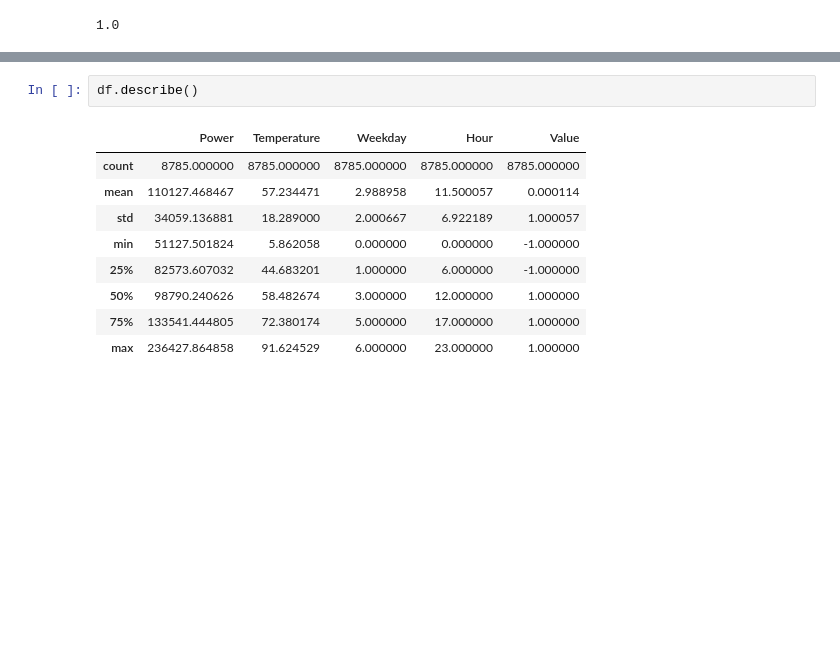
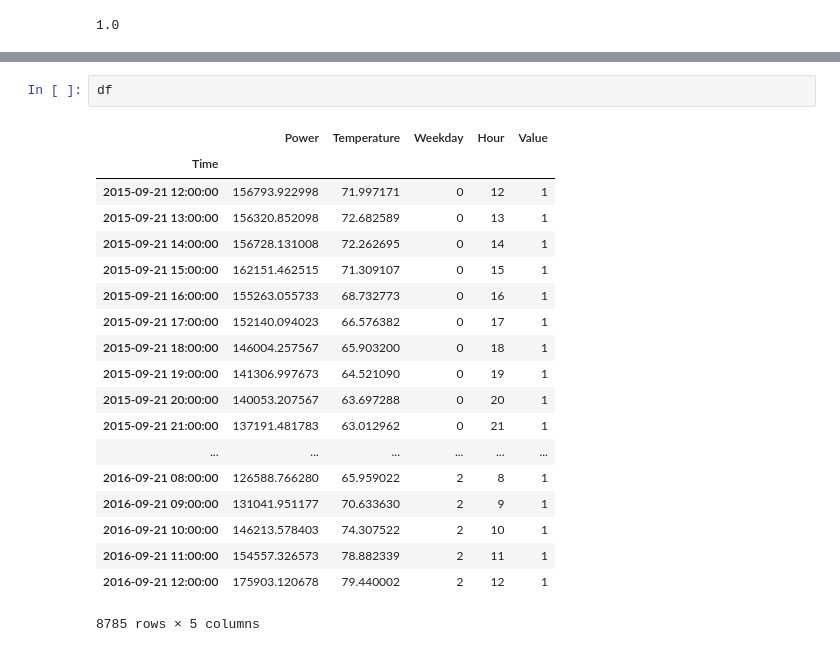
Before and after one commit to RaafeK/Project, a Jupyter notebook: Project_RSR.ipynb, the cells around one changed output, grey strips where cells are left out. Saved outputs shown, nothing was run; the diff lists cells and outputs as text; blank space fills up the shorter version.

```diff
--- a/Project_RSR.ipynb
+++ b/Project_RSR.ipynb
@@ -317,12 +316,22 @@ plt.show()
 # %%
-df.describe()
+df
 # %% [output]
 |  | Power | Temperature | Weekday | Hour | Value |
-| count | 8785.000000 | 8785.000000 | 8785.000000 | 8785.000000 | 8785.000000 |
-| mean | 110127.468467 | 57.234471 | 2.988958 | 11.500057 | 0.000114 |
-| std | 34059.136881 | 18.289000 | 2.000667 | 6.922189 | 1.000057 |
-| min | 51127.501824 | 5.862058 | 0.000000 | 0.000000 | -1.000000 |
-| 25% | 82573.607032 | 44.683201 | 1.000000 | 6.000000 | -1.000000 |
-| 50% | 98790.240626 | 58.482674 | 3.000000 | 12.000000 | 1.000000 |
-| 75% | 133541.444805 | 72.380174 | 5.000000 | 17.000000 | 1.000000 |
-| max | 236427.864858 | 91.624529 | 6.000000 | 23.000000 | 1.000000 |
+| Time |  |  |  |  |  |
+| 2015-09-21 12:00:00 | 156793.922998 | 71.997171 | 0 | 12 | 1 |
+| 2015-09-21 13:00:00 | 156320.852098 | 72.682589 | 0 | 13 | 1 |
+| 2015-09-21 14:00:00 | 156728.131008 | 72.262695 | 0 | 14 | 1 |
+| 2015-09-21 15:00:00 | 162151.462515 | 71.309107 | 0 | 15 | 1 |
+| 2015-09-21 16:00:00 | 155263.055733 | 68.732773 | 0 | 16 | 1 |
+| 2015-09-21 17:00:00 | 152140.094023 | 66.576382 | 0 | 17 | 1 |
+| 2015-09-21 18:00:00 | 146004.257567 | 65.903200 | 0 | 18 | 1 |
+| 2015-09-21 19:00:00 | 141306.997673 | 64.521090 | 0 | 19 | 1 |
+| 2015-09-21 20:00:00 | 140053.207567 | 63.697288 | 0 | 20 | 1 |
+| 2015-09-21 21:00:00 | 137191.481783 | 63.012962 | 0 | 21 | 1 |
+| ... | ... | ... | ... | ... | ... |
+| 2016-09-21 08:00:00 | 126588.766280 | 65.959022 | 2 | 8 | 1 |
+| 2016-09-21 09:00:00 | 131041.951177 | 70.633630 | 2 | 9 | 1 |
+| 2016-09-21 10:00:00 | 146213.578403 | 74.307522 | 2 | 10 | 1 |
+| 2016-09-21 11:00:00 | 154557.326573 | 78.882339 | 2 | 11 | 1 |
+| 2016-09-21 12:00:00 | 175903.120678 | 79.440002 | 2 | 12 | 1 |
+8785 rows × 5 columns
```
Also changed, not shown: parts of 14 cells of this notebook.
